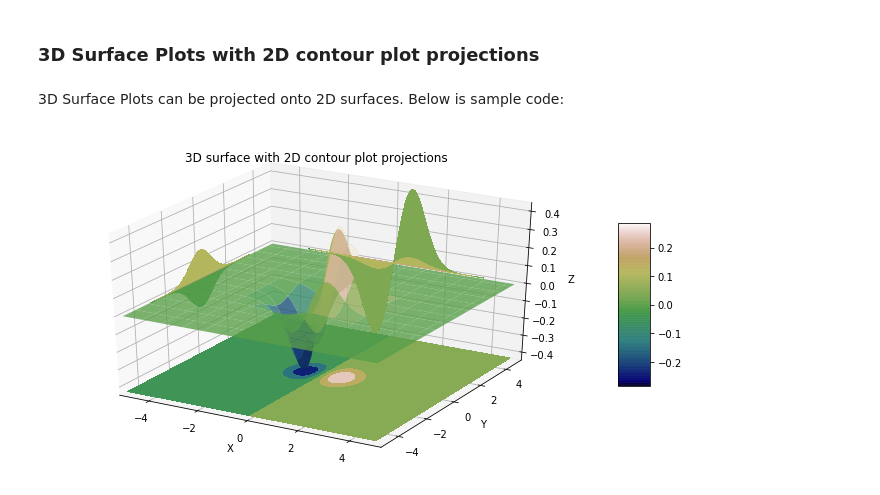
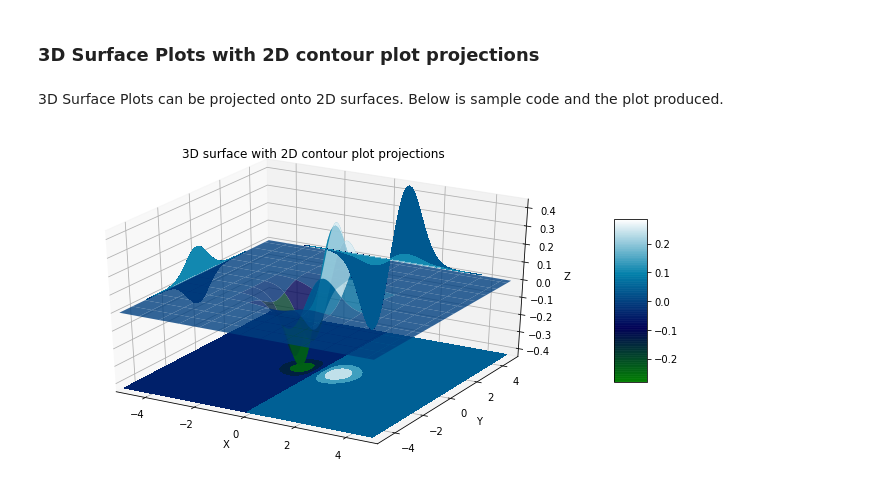
Before and after one commit to ProfessorKazarinoff/Problem-Solving-with-Python, a Jupyter notebook: notebooks/06-Plotting-with-Matplotlib/06.16-3D-Surface-Plots.ipynb, the cells around one changed output. Saved outputs shown, nothing was run; the diff lists cells and outputs as text; code cells hidden in the pictures.

```diff
--- a/notebooks/06-Plotting-with-Matplotlib/06.16-3D-Surface-Plots.ipynb
+++ b/notebooks/06-Plotting-with-Matplotlib/06.16-3D-Surface-Plots.ipynb
@@ -94,37 +110,35 @@ plt.show()
 # %% [markdown]
 ### 3D Surface Plots with 2D contour plot projections
 # %% [markdown]
-3D Surface Plots can be projected onto 2D surfaces. Below is sample code:
+3D Surface Plots can be projected onto 2D surfaces. Below is sample code and the plot produced.
 # %%
 from mpl_toolkits.mplot3d import axes3d
 import matplotlib.pyplot as plt
 from matplotlib import cm
 
 fig = plt.figure(figsize=(12,6))
 ax = fig.add_subplot(111, projection='3d')
-#ax = fig.gca(projection='3d')
 
 x = np.arange(-5,5,0.1)
 y = np.arange(-5,5,0.1)
 X,Y = np.meshgrid(x,y)
 Z = X*np.exp(-X**2 - Y**2)
 
-mycmap = plt.get_cmap('gist_earth')
-surf = ax.plot_surface(X, Y, Z, rstride=8, cstride=8, alpha=0.8, cmap=mycmap)
-cset = ax.contourf(X, Y, Z, zdir='z', offset=np.min(Z), cmap=mycmap)
-cset = ax.contourf(X, Y, Z, zdir='x', offset=-5, cmap=mycmap)
-cset = ax.contourf(X, Y, Z, zdir='y', offset=5, cmap=mycmap)
+surf = ax.plot_surface(X, Y, Z, rstride=8, cstride=8, alpha=0.8, cmap=cm.ocean)
+cset = ax.contourf(X, Y, Z, zdir='z', offset=np.min(Z), cmap=cm.ocean)
+cset = ax.contourf(X, Y, Z, zdir='x', offset=-5, cmap=cm.ocean)
+cset = ax.contourf(X, Y, Z, zdir='y', offset=5, cmap=cm.ocean)
 
 fig.colorbar(surf, ax=ax, shrink=0.5, aspect=5)
 
 ax.set_xlabel('X')
 ax.set_xlim(-5, 5)
 ax.set_ylabel('Y')
 ax.set_ylim(-5, 5)
 ax.set_zlabel('Z')
 ax.set_zlim(np.min(Z),np.max(Z))
 ax.set_title('3D surface with 2D contour plot projections')
 
 plt.show()
 # %% [output]
-[figure, old version]
+[figure, new version]
```
Also changed, not shown: parts of 8 cells of this notebook, 7 other files.
